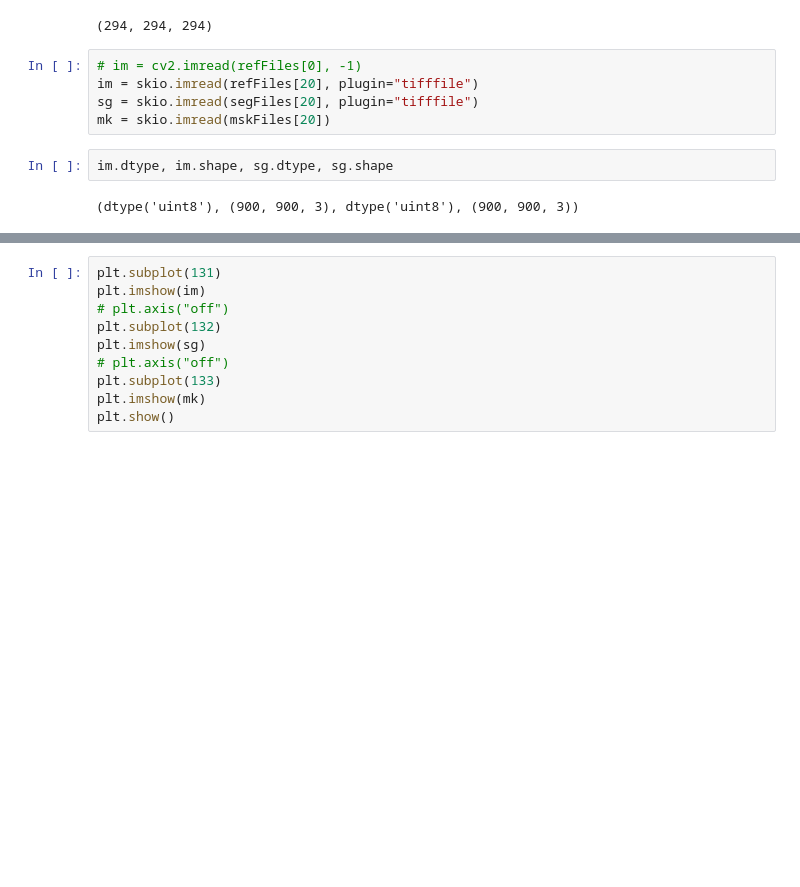
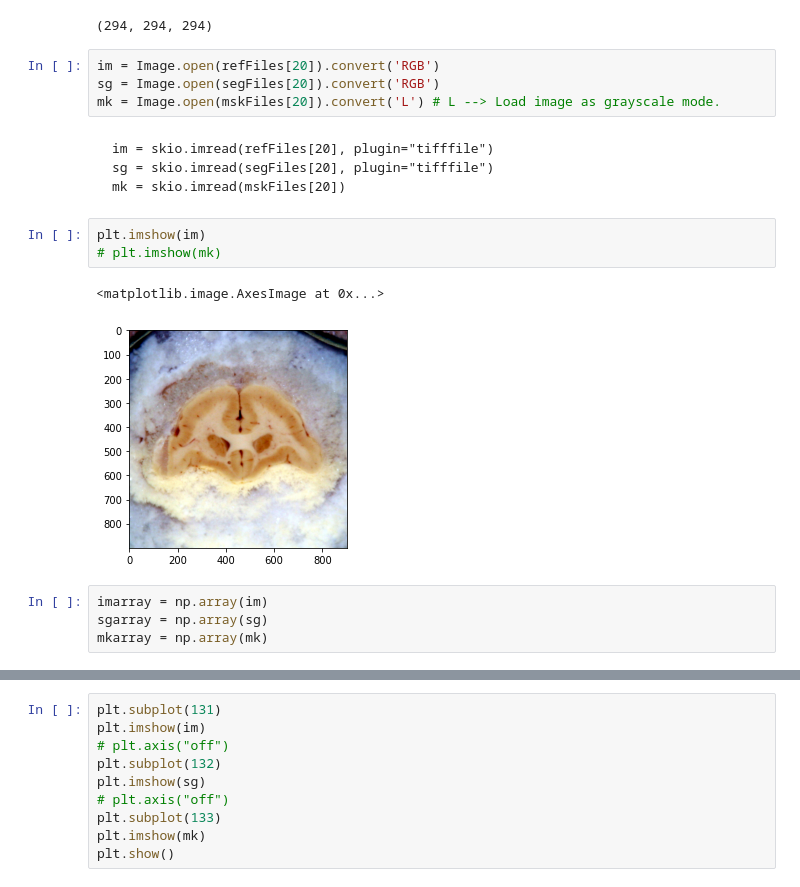
Before and after one commit to ranabanik/Blockface, a Jupyter notebook: Codes/EDAElementary.ipynb, the cells around one changed output, grey strips where cells are left out. Cells and saved outputs as stored; diff of their text form; blank space fills up the shorter version.

````diff
--- a/Codes/EDAElementary.ipynb
+++ b/Codes/EDAElementary.ipynb
@@ -32,12 +33,23 @@ Same number of image slices:
 len(refFiles), len(segFiles), len(mskFiles)
 # %% [output]
 (294, 294, 294)
-# %%
-# im = cv2.imread(refFiles[0], -1)
-im = skio.imread(refFiles[20], plugin="tifffile")
-sg = skio.imread(segFiles[20], plugin="tifffile")
-mk = skio.imread(mskFiles[20])
-# %%
-im.dtype, im.shape, sg.dtype, sg.shape
-# %% [output]
-(dtype('uint8'), (900, 900, 3), dtype('uint8'), (900, 900, 3))
+# %%
+im = Image.open(refFiles[20]).convert('RGB')
+sg = Image.open(segFiles[20]).convert('RGB')
+mk = Image.open(mskFiles[20]).convert('L') # L --> Load image as grayscale mode.
+# %% [markdown]
+``` works but PIL chosen
+im = skio.imread(refFiles[20], plugin="tifffile")
+sg = skio.imread(segFiles[20], plugin="tifffile")
+mk = skio.imread(mskFiles[20])
+```
+# %%
+plt.imshow(im)
+# plt.imshow(mk)
+# %% [output]
+<matplotlib.image.AxesImage at 0x...>
+[figure, added]
+# %%
+imarray = np.array(im)
+sgarray = np.array(sg)
+mkarray = np.array(mk)
````
Also changed, not shown: parts of 15 cells of this notebook, 2 other files.
